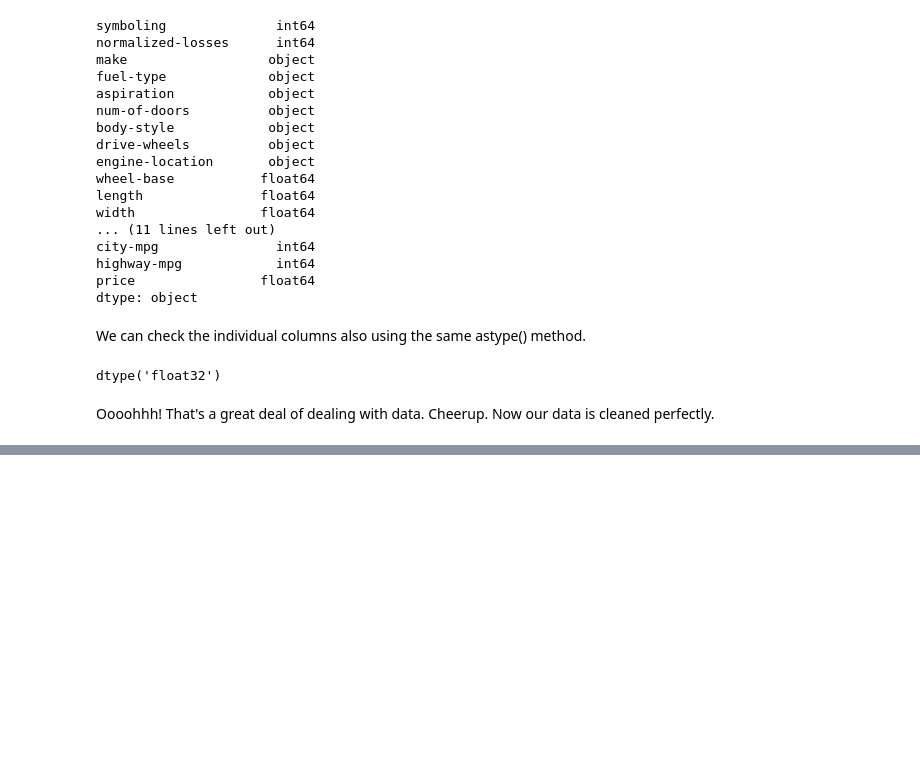
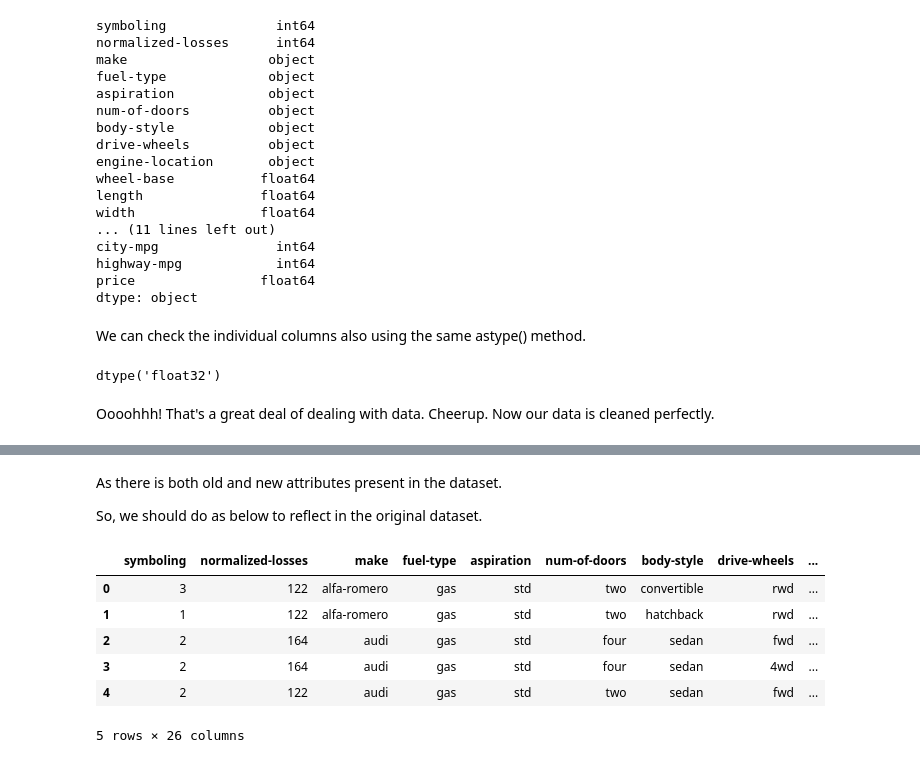
Before and after one commit to ghatanisuresh/DataScience_tutorial, a Jupyter notebook: Data-Wrangling/Automobile-Data-Wrangling-Demo.ipynb, the cells around one changed output, grey strips where cells are left out. Cells and saved outputs as stored; diff of their text form; code cells hidden in the pictures; blank space fills up the shorter version.

```diff
--- a/Data-Wrangling/Automobile-Data-Wrangling-Demo.ipynb
+++ b/Data-Wrangling/Automobile-Data-Wrangling-Demo.ipynb
@@ -490,0 +656,18 @@ Cheerup. Now our data is cleaned perfectly.
+# %% [markdown]
+As there is both old and new attributes present in the dataset.
+
+So, we should do as below to reflect in the original dataset.
+# %%
+# transform the data
+df['highway-mpg'] = 235 / df['highway-mpg']
+
+df.rename(columns= {'highway-mpg': 'highway-L/100km'}, inplace=True)
+df.head()
+# %% [output]
+|  | symboling | normalized-losses | make | fuel-type | aspiration | num-of-doors | body-style | drive-wheels | ... |
+| 0 | 3 | 122 | alfa-romero | gas | std | two | convertible | rwd | ... |
+| 1 | 1 | 122 | alfa-romero | gas | std | two | hatchback | rwd | ... |
+| 2 | 2 | 164 | audi | gas | std | four | sedan | fwd | ... |
+| 3 | 2 | 164 | audi | gas | std | four | sedan | 4wd | ... |
+| 4 | 2 | 122 | audi | gas | std | two | sedan | fwd | ... |
+5 rows × 26 columns
```
Also changed, not shown: parts of 15 cells of this notebook.
